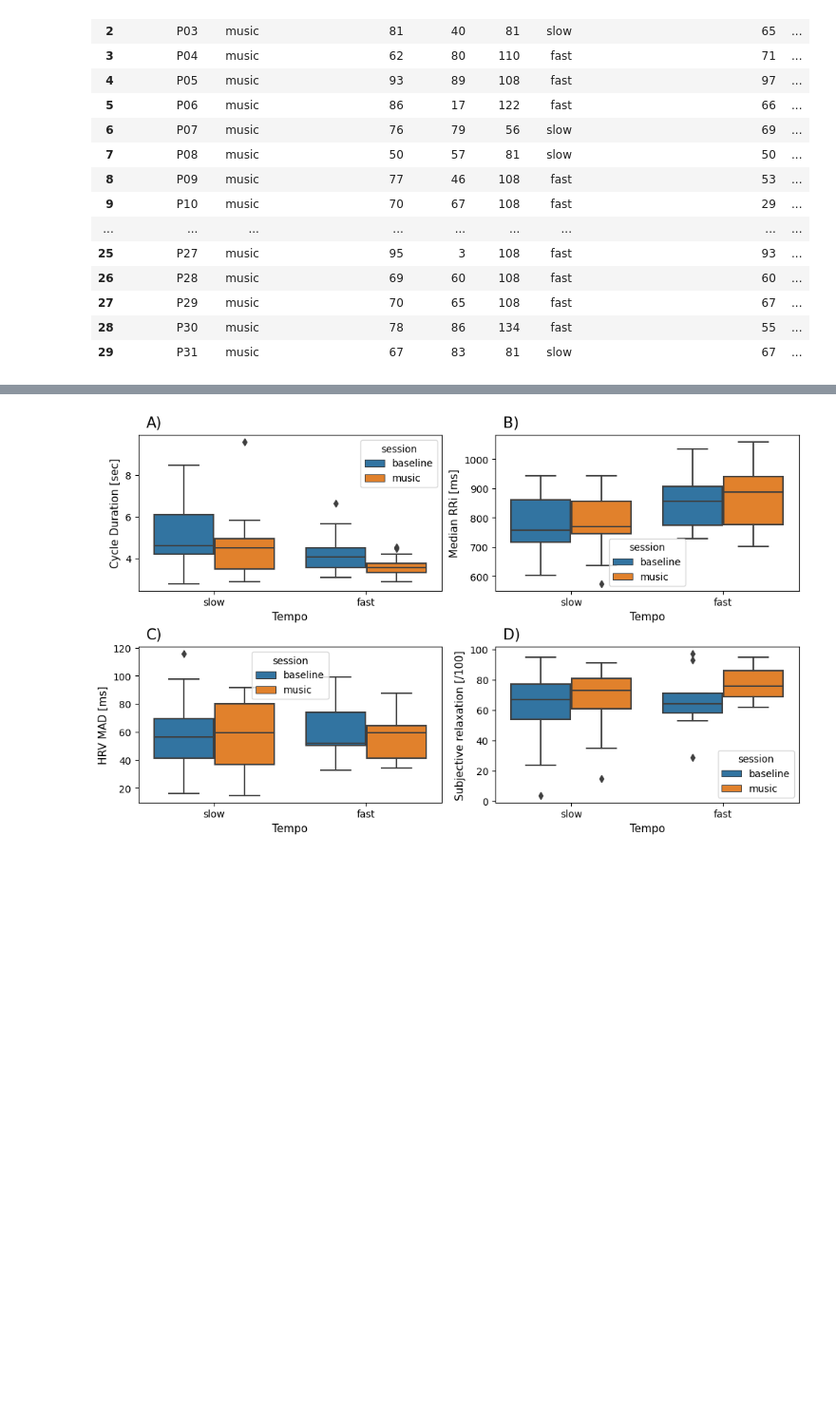
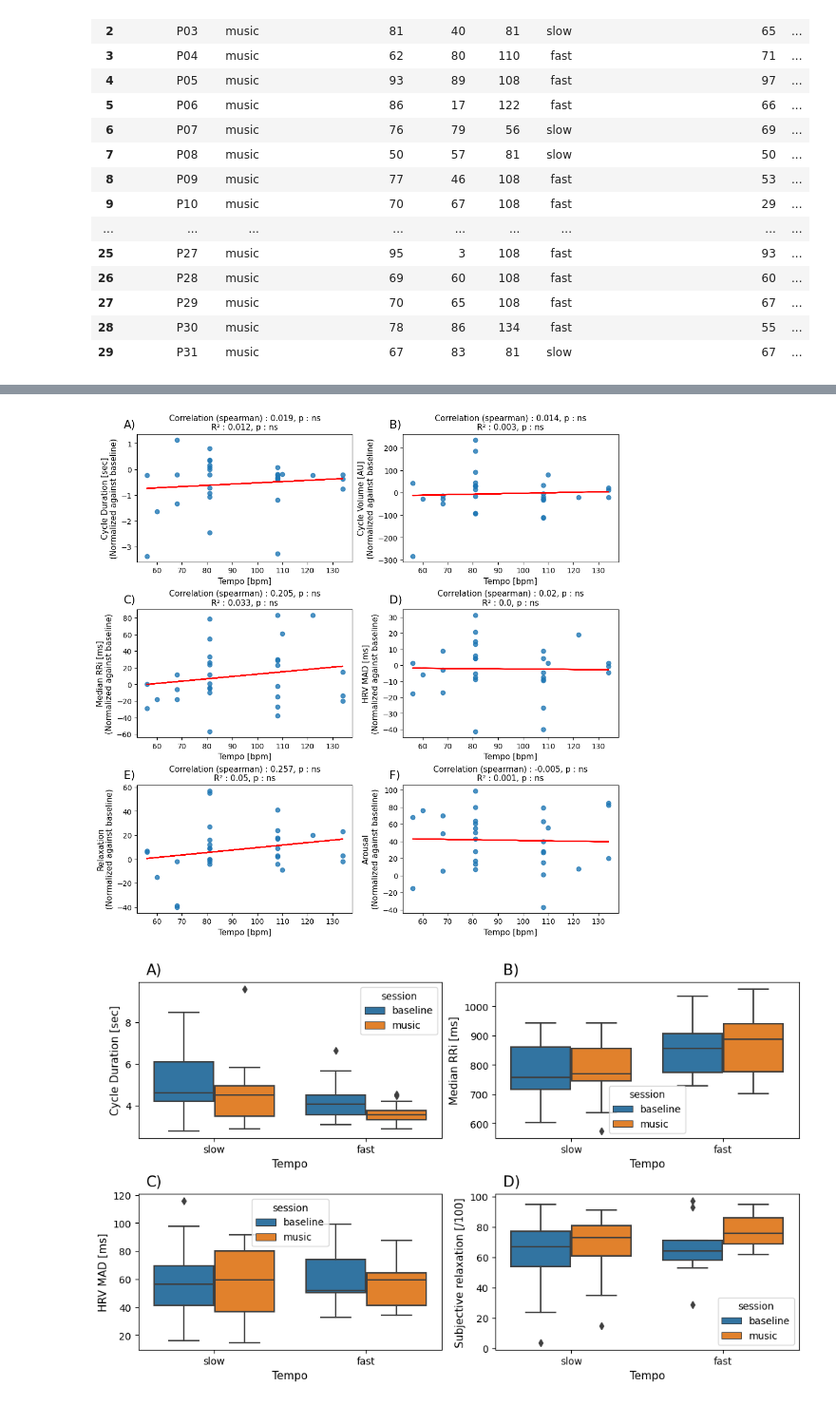
Before and after one commit to ValentinGhibaudo/Emosens_3, a Jupyter notebook: stats_with_tempo.ipynb, the cells around one changed output, grey strips where cells are left out. Shown at 95% size. Cells and saved outputs as stored; diff of their text form; code cells hidden in the pictures; blank space fills up the shorter version.

Commit message:
update for v7 manuscript to include cycle volume and remove RSA from main results

```diff
--- a/stats_with_tempo.ipynb
+++ b/stats_with_tempo.ipynb
@@ -387,7 +387,7 @@ fig.savefig(save_folder / 'stats_quanti_quanti_tempo_resp_hrv_psycho.png', dpi =
 # %% [markdown]
 # TAKE INTO ACCOUNT BASELINE LEVEL
 # %%
-keep_metrics = {'resp':['cycle_duration'],
+keep_metrics = {'resp':['cycle_duration','total_volume'],
                 'hrv':['HRV_Median','HRV_Mad'],
                 'rsa':['decay_amplitude'],
                 'psycho':['Relaxation_intensity','Arousal']
@@ -530,3 +528,42 @@ fig.savefig(save_folder / '6_quantiquanti_tempo_normalisés_par_baseline.png', d
+# %%
+
+global_fontsize = 11
+letter_fontsize = 15
+
+letters = ['A)','B)','C)','D)','E)','F)']
+
+fig, axs = plt.subplots(nrows = 3, ncols = 2, figsize = (10,10), constrained_layout = True)
+ax = axs[0,0]
+gh.stats_quantitative(df = load_formatted_data('resp'), xlabel = 'tempo', ylabel = 'baselined_cycle_duration', ax=ax)
+ax.set_ylabel('Cycle Duration [sec]\n(Normalized against baseline)', fontsize = global_fontsize)
+ax = axs[0,1]
+gh.stats_quantitative(df = load_formatted_data('resp'), xlabel = 'tempo', ylabel = 'baselined_total_volume', ax=ax)
+ax.set_ylabel('Cycle Volume [AU]\n(Normalized against baseline)', fontsize = global_fontsize)
+ax = axs[1,0]
+gh.stats_quantitative(df = load_formatted_data('hrv'), xlabel = 'tempo', ylabel = 'baselined_HRV_Median', ax=ax)
+ax.set_ylabel('Median RRi [ms]\n(Normalized against baseline)', fontsize = global_fontsize)
+ax = axs[1,1]
+gh.stats_quantitative(df = load_formatted_data('hrv'), xlabel = 'tempo', ylabel = 'baselined_HRV_Mad', ax=ax)
+ax.set_ylabel('HRV MAD [ms]\n(Normalized against baseline)', fontsize = global_fontsize)
+ax = axs[2,0]
+gh.stats_quantitative(df = load_formatted_data('psycho'), xlabel = 'tempo', ylabel = 'baselined_Relaxation_intensity', ax=ax)
+ax.set_ylabel('Relaxation\n(Normalized against baseline)', fontsize = global_fontsize)
+ax = axs[2,1]
+gh.stats_quantitative(df = load_formatted_data('psycho'), xlabel = 'tempo', ylabel = 'baselined_Arousal', ax=ax)
+ax.set_ylabel('Arousal\n(Normalized against baseline)', fontsize = global_fontsize)
+
+for i, ax in enumerate(axs.flatten()):
+    ax.set_title(ax.get_title(), fontsize = global_fontsize)
+    ax.set_xlabel('Tempo [bpm]', fontsize = global_fontsize)
+    ax2 = ax.twinx()
+    xpos_letter = ax2.get_xlim()[0]
+    ypos_letter = ax2.get_ylim()[1]
+    ax2.text(x =  xpos_letter - xpos_letter / 10 , y = ypos_letter + ypos_letter / 20 , s = letters[i], fontsize = letter_fontsize)
+    ax2.axis('off')
+
+fig.savefig(save_folder / '6_quantiquanti_tempo_normalisés_par_baseline.png', dpi = 500, bbox_inches = 'tight')
+# %% [output]
+[figure, added]
 # %%
 # concat = []
 
```
Also changed, not shown: parts of 8 cells of this notebook, 1 other file.
